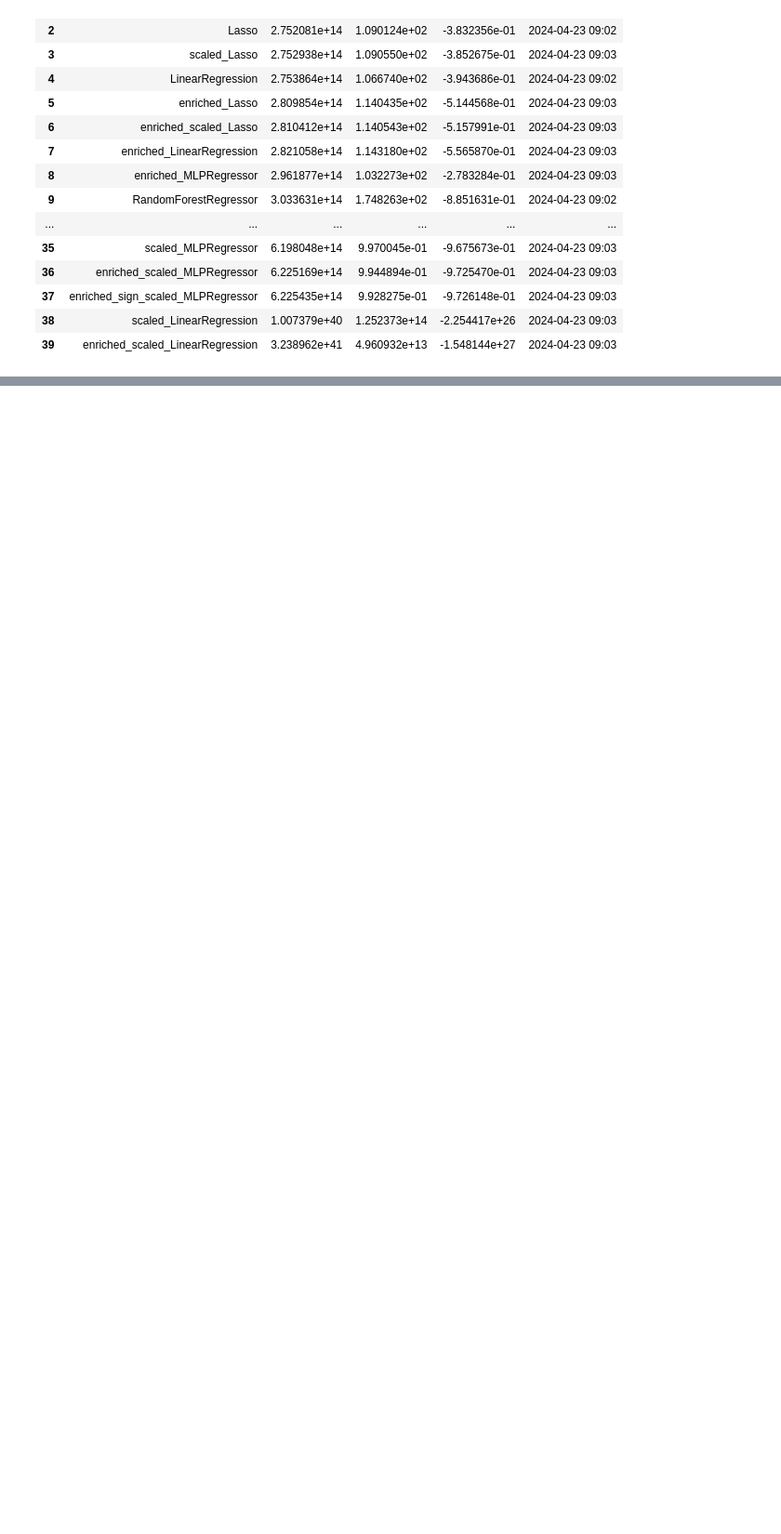
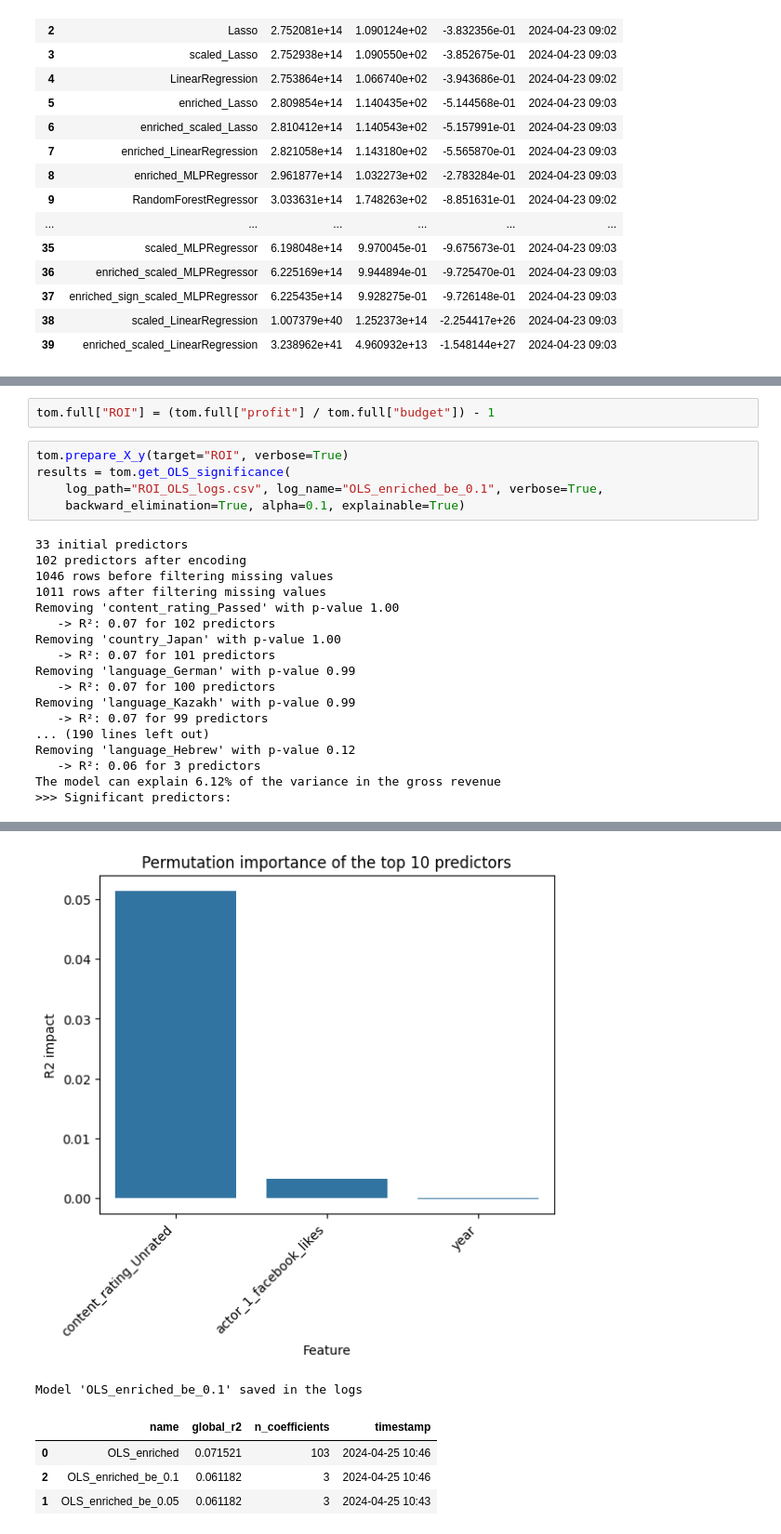
Before and after one commit to MathieuDemarets/hackathon, a Jupyter notebook: scripts/movie_director_office.ipynb, the cells around one changed output, grey strips where cells are left out. Shown at 93% size. Drawn from its saved outputs; the diff is of its cells as text; blank space fills up the shorter version.

```diff
--- a/scripts/movie_director_office.ipynb
+++ b/scripts/movie_director_office.ipynb
@@ -1960,0 +1990,25 @@ Evaluating MLPRegressor
+# %%
+tom.full["ROI"] = (tom.full["profit"] / tom.full["budget"]) - 1
+# %%
+tom.prepare_X_y(target="ROI", verbose=True)
+results = tom.get_OLS_significance(
+    log_path="ROI_OLS_logs.csv", log_name="OLS_enriched_be_0.1", verbose=True,
+    backward_elimination=True, alpha=0.1, explainable=True)
+# %% [output]
+33 initial predictors
+102 predictors after encoding
+1046 rows before filtering missing values
+1011 rows after filtering missing values
+Removing 'content_rating_Passed' with p-value 1.00
+   -> R²: 0.07 for 102 predictors
+Removing 'country_Japan' with p-value 1.00
+   -> R²: 0.07 for 101 predictors
+Removing 'language_German' with p-value 0.99
+   -> R²: 0.07 for 100 predictors
+Removing 'language_Kazakh' with p-value 0.99
+   -> R²: 0.07 for 99 predictors
+... (190 lines left out)
+Removing 'language_Hebrew' with p-value 0.12
+   -> R²: 0.06 for 3 predictors
+The model can explain 6.12% of the variance in the gross revenue
+>>> Significant predictors:
@@ -1960,0 +2020,6 @@ Evaluating MLPRegressor
+[figure, added]
+Model 'OLS_enriched_be_0.1' saved in the logs
+|  | name | global_r2 | n_coefficients | timestamp |
+| 0 | OLS_enriched | 0.071521 | 103 | 2024-04-25 10:46 |
+| 2 | OLS_enriched_be_0.1 | 0.061182 | 3 | 2024-04-25 10:46 |
+| 1 | OLS_enriched_be_0.05 | 0.061182 | 3 | 2024-04-25 10:43 |
```
Also changed, not shown: parts of 17 cells of this notebook, 4 other files.
